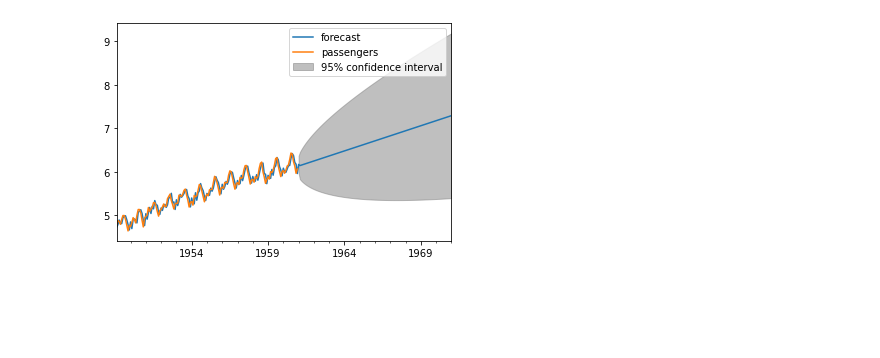
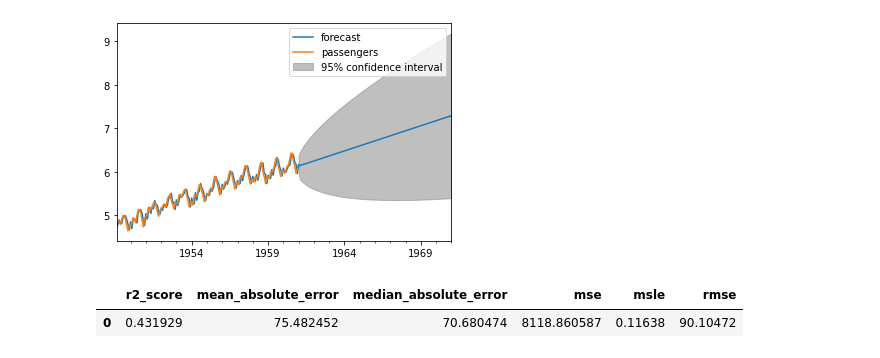
Before and after one commit to BharatXBhalla/Data-Analytics-CDAC, a Jupyter notebook: Time_Series/ARIMA.ipynb, the cells around one changed output. Drawn from its saved outputs; the diff is of its cells as text; code cells hidden in the pictures; blank space fills up the shorter version.

```diff
--- a/Time_Series/ARIMA.ipynb
+++ b/Time_Series/ARIMA.ipynb
@@ -277,3 +277,20 @@ results1.plot_predict(1,264)
 # %% [output]
 [figure]
 [figure]
+# %%
+from sklearn.metrics import mean_squared_error,mean_absolute_error,mean_squared_log_error,r2_score,median_absolute_error
+
+def evaluate_forecast(y,pred):
+    results = pd.DataFrame({'r2_score':r2_score(y, pred)}, index=[0])
+
+    results['mean_absolute_error'] = mean_absolute_error(y, pred)
+    results['median_absolute_error'] = median_absolute_error(y, pred)
+    results['mse'] = mean_squared_error(y, pred)
+    results['msle'] = mean_squared_log_error(y, pred)
+    results['rmse'] = np.sqrt(results['mse'])
+    return results
+# %%
+evaluate_forecast(y,predictions_ARIMA)
+# %% [output]
+|  | r2_score | mean_absolute_error | median_absolute_error | mse | msle | rmse |
+| 0 | 0.431929 | 75.482452 | 70.680474 | 8118.860587 | 0.11638 | 90.10472 |
```
